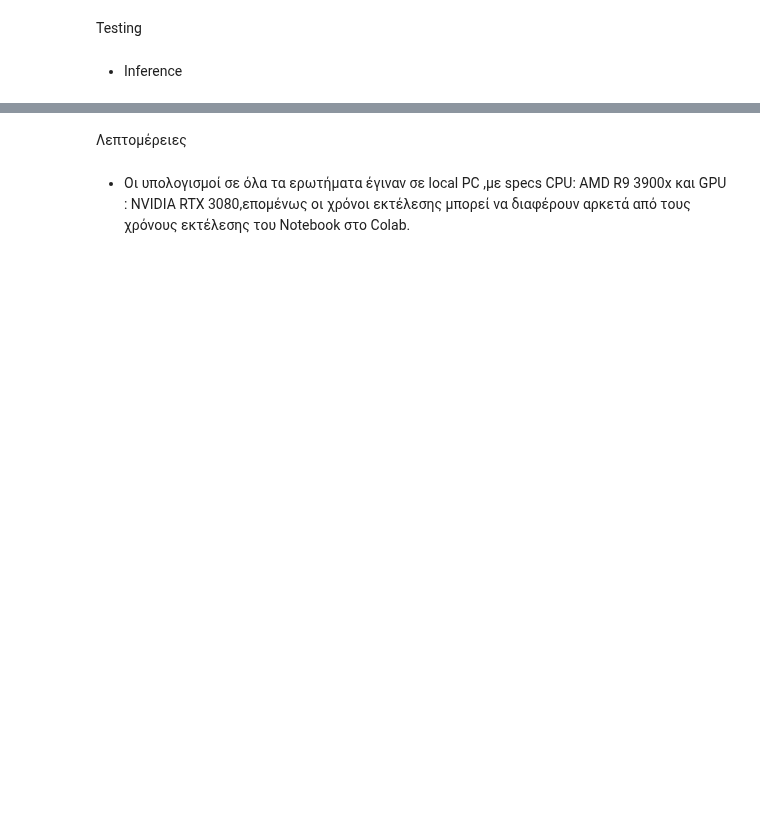
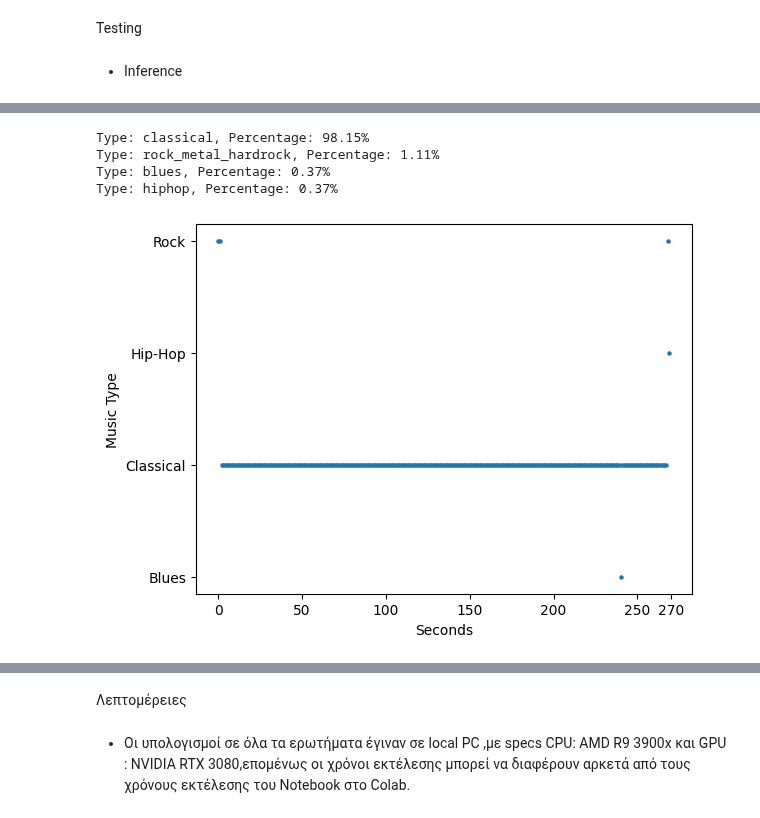
Before and after one commit to natedrake7/MachineLearning, a Jupyter notebook: Project3/Project3.ipynb, the cells around one changed output, grey strips where cells are left out. Saved outputs shown, nothing was run; the diff lists cells and outputs as text; code cells hidden in the pictures; blank space fills up the shorter version.

```diff
--- a/Project3/Project3.ipynb
+++ b/Project3/Project3.ipynb
@@ -581,0 +575,13 @@ def TestYT(dataloader,model):
+# %%
+def CreatePlot(music,X_tensor,X_labels):
+    Plot = [] #a list for all the points in the plot
+    for tensor in music :
+        for value in tensor: #break the tensor
+            Plot.append(value.item()) #and append each value to the list
+    plt.figure() #create figure
+    plt.scatter(np.arange(X_tensor.size(0)),Plot,s=5) #scatter each second correspoding to each value
+    plt.xticks(X_labels) #set labels
+    plt.yticks(labels=['Blues','Classical','Hip-Hop','Rock'],ticks=[0,1,2,3])
+    plt.ylabel('Music Type')
+    plt.xlabel('Seconds')
+    plt.show() #show plot
@@ -590,0 +680,16 @@ WARNING: Post-Processor arguments given without specifying name. The arguments w
+# %%
+X = np.load('./Classical.npy') #load the first song
+X_tensor = torch.tensor(X,dtype=torch.float32) #create a tensor from the melgrams
+X_tensor = X_tensor.unsqueeze(1)
+y_tensor = torch.full((X_tensor.size(0),),0,dtype=torch.long) #create a second tensor in order to create a dataset
+tensor_dataset = TensorDataset(X_tensor,y_tensor) #create the dataset
+data = DataLoader(tensor_dataset,shuffle=False,batch_size=8) #create the dataloader instance
+music = TestYT(data,model) #predict the music genre
+X_labels = [0,50,100,150,200,250,270]
+CreatePlot(music,X_tensor,X_labels)
+# %% [output]
+Type: classical, Percentage: 98.15%
+Type: rock_metal_hardrock, Percentage: 1.11%
+Type: blues, Percentage: 0.37%
+Type: hiphop, Percentage: 0.37%
+[figure, added]
```
Also changed, not shown: parts of 60 cells of this notebook.
